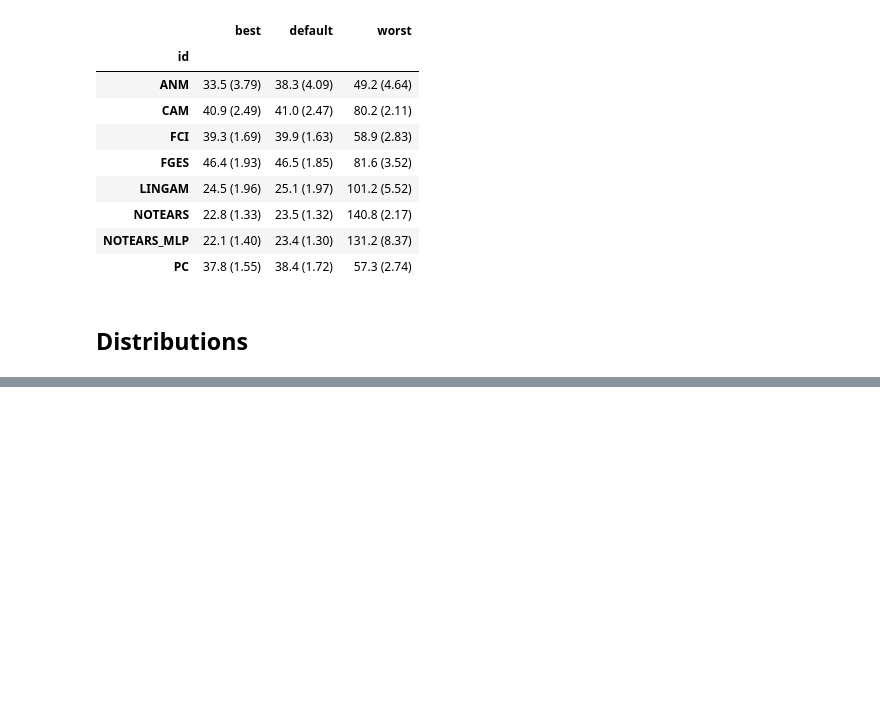
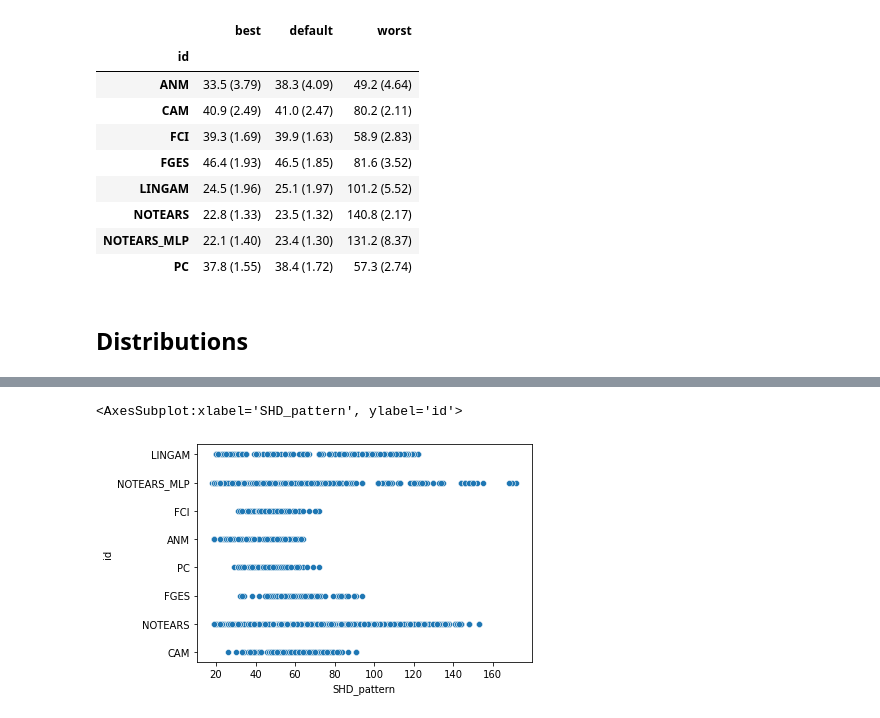
Before and after one commit to misoc-mml/hyperparams-causal-discovery, a Jupyter notebook: hyperparams/syntren.ipynb, the cells around one changed output, grey strips where cells are left out. Saved outputs shown, nothing was run; the diff lists cells and outputs as text; code cells hidden in the pictures; blank space fills up the shorter version.

```diff
--- a/hyperparams/syntren.ipynb
+++ b/hyperparams/syntren.ipynb
@@ -131,0 +133,5 @@ sns.histplot(df, x='SHD_pattern', y='id', hue='id', legend=False)
+# %%
+sns.scatterplot(data=df, x='SHD_pattern', y='id')
+# %% [output]
+<AxesSubplot:xlabel='SHD_pattern', ylabel='id'>
+[figure, added]
```
Also changed, not shown: parts of 6 cells of this notebook, 3 other files.
